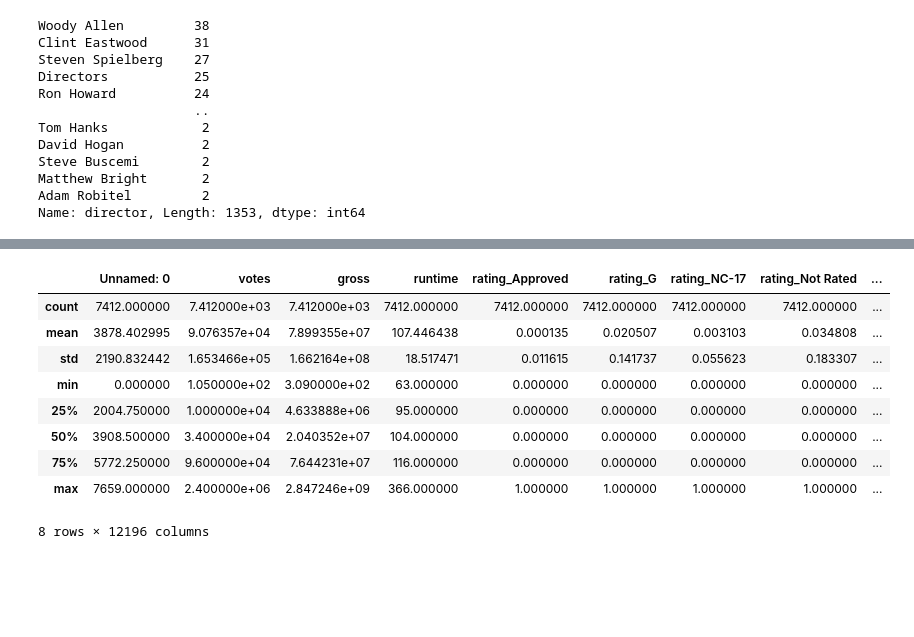
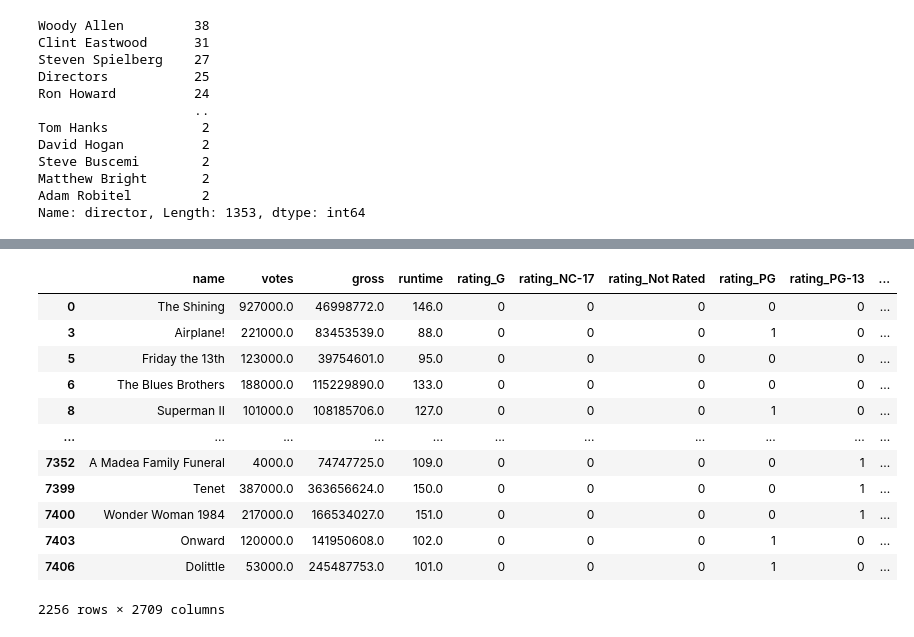
Before and after one commit to AleksKostrycka/Movie_Review_Project, a Jupyter notebook: Linear Regression Machine Learning Model.ipynb, the cells around one changed output, grey strips where cells are left out. Saved outputs shown, nothing was run; the diff lists cells and outputs as text; code cells hidden in the pictures; blank space fills up the shorter version.

```diff
--- a/Linear Regression Machine Learning Model.ipynb
+++ b/Linear Regression Machine Learning Model.ipynb
@@ -192,0 +273,4 @@ star_count.tail(2250)
+# %%
+# Remove companies with only 1 film
+companies_df = writers_df[writers_df['company'].map(writers_df['company'].value_counts()) != 1]
+companies_df
@@ -192,0 +333,4 @@ star_count.tail(2250)
+# %%
+# Remove scores with only 1 value
+scores_df = companies_df[companies_df['score'].map(companies_df['score'].value_counts()) != 1]
+scores_df
@@ -192,0 +372,4 @@ star_count.tail(2250)
+# %%
+# Create final df to split
+processed_movies_df = scores_df
+processed_movies_df
@@ -193,26 +390,29 @@ star_count.tail(2250)
 # %%
 # Split the data into features and target
 # Create our features
-X = pd.get_dummies(movies, columns=['rating', 'genre', 'year', 'director',
+X = pd.get_dummies(processed_movies_df, columns=['rating', 'genre', 'year', 'director',
                 'writer', 'star', 'country', 'company']).drop('score', axis=1)
 
 
 # Create our target
-y = movies['score']
+y = processed_movies_df['score']
 # %%
-#
-X.describe()
+# View X
+X
 # %% [output]
-|  | Unnamed: 0 | votes | gross | runtime | rating_Approved | rating_G | rating_NC-17 | rating_Not Rated | ... |
-| count | 7412.000000 | 7.412000e+03 | 7.412000e+03 | 7412.000000 | 7412.000000 | 7412.000000 | 7412.000000 | 7412.000000 | ... |
-| mean | 3878.402995 | 9.076357e+04 | 7.899355e+07 | 107.446438 | 0.000135 | 0.020507 | 0.003103 | 0.034808 | ... |
-| std | 2190.832442 | 1.653466e+05 | 1.662164e+08 | 18.517471 | 0.011615 | 0.141737 | 0.055623 | 0.183307 | ... |
-| min | 0.000000 | 1.050000e+02 | 3.090000e+02 | 63.000000 | 0.000000 | 0.000000 | 0.000000 | 0.000000 | ... |
-| 25% | 2004.750000 | 1.000000e+04 | 4.633888e+06 | 95.000000 | 0.000000 | 0.000000 | 0.000000 | 0.000000 | ... |
-| 50% | 3908.500000 | 3.400000e+04 | 2.040352e+07 | 104.000000 | 0.000000 | 0.000000 | 0.000000 | 0.000000 | ... |
-| 75% | 5772.250000 | 9.600000e+04 | 7.644231e+07 | 116.000000 | 0.000000 | 0.000000 | 0.000000 | 0.000000 | ... |
-| max | 7659.000000 | 2.400000e+06 | 2.847246e+09 | 366.000000 | 1.000000 | 1.000000 | 1.000000 | 1.000000 | ... |
+|  | name | votes | gross | runtime | rating_G | rating_NC-17 | rating_Not Rated | rating_PG | rating_PG-13 | ... |
+| 0 | The Shining | 927000.0 | 46998772.0 | 146.0 | 0 | 0 | 0 | 0 | 0 | ... |
+| 3 | Airplane! | 221000.0 | 83453539.0 | 88.0 | 0 | 0 | 0 | 1 | 0 | ... |
+| 5 | Friday the 13th | 123000.0 | 39754601.0 | 95.0 | 0 | 0 | 0 | 0 | 0 | ... |
+| 6 | The Blues Brothers | 188000.0 | 115229890.0 | 133.0 | 0 | 0 | 0 | 0 | 0 | ... |
+| 8 | Superman II | 101000.0 | 108185706.0 | 127.0 | 0 | 0 | 0 | 1 | 0 | ... |
+| ... | ... | ... | ... | ... | ... | ... | ... | ... | ... | ... |
+| 7352 | A Madea Family Funeral | 4000.0 | 74747725.0 | 109.0 | 0 | 0 | 0 | 0 | 1 | ... |
+| 7399 | Tenet | 387000.0 | 363656624.0 | 150.0 | 0 | 0 | 0 | 0 | 1 | ... |
+| 7400 | Wonder Woman 1984 | 217000.0 | 166534027.0 | 151.0 | 0 | 0 | 0 | 0 | 1 | ... |
+| 7403 | Onward | 120000.0 | 141950608.0 | 102.0 | 0 | 0 | 0 | 1 | 0 | ... |
+| 7406 | Dolittle | 53000.0 | 245487753.0 | 101.0 | 0 | 0 | 0 | 1 | 0 | ... |
-8 rows × 12196 columns
+2256 rows × 2709 columns
 # %%
 # Check balance of target values
 y.value_counts()
```
Also changed, not shown: parts of 27 cells of this notebook.
